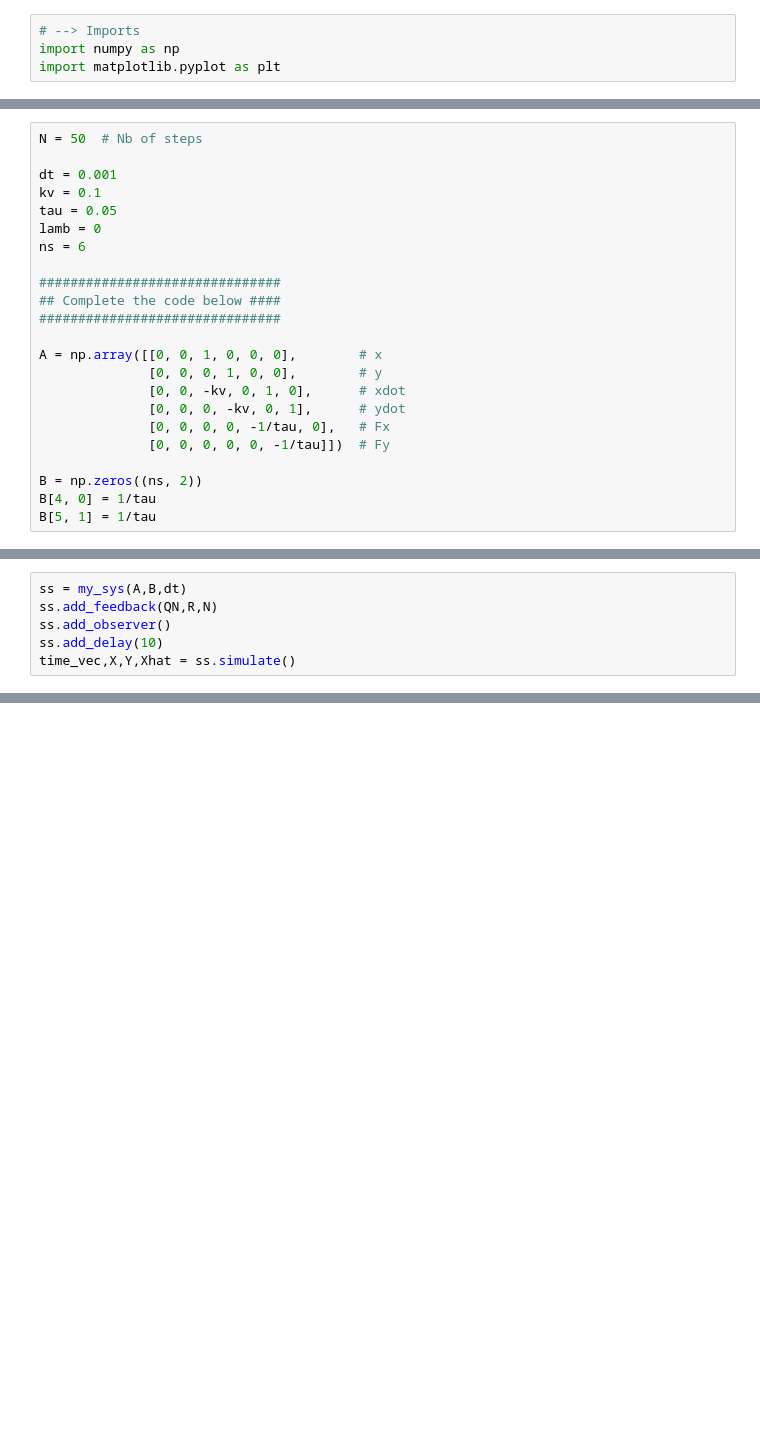
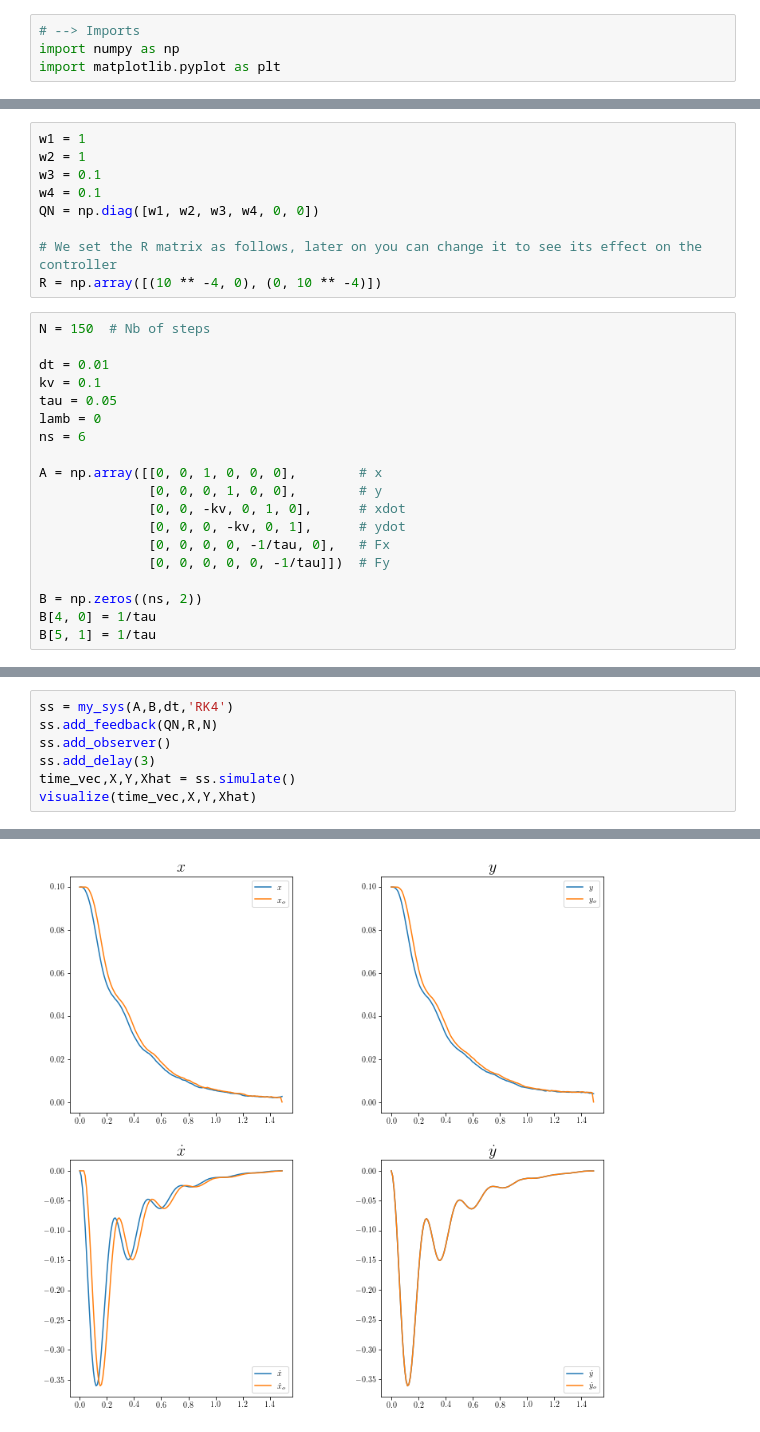
Before and after one commit to TomaszWasTaken/ModellingOfBiologicalSystems, a Jupyter notebook: Delayed_Controller.ipynb, the cells around one changed output, grey strips where cells are left out. Saved outputs shown, nothing was run; the diff lists cells and outputs as text; blank space fills up the shorter version.

```diff
--- a/Delayed_Controller.ipynb
+++ b/Delayed_Controller.ipynb
@@ -5,15 +162,20 @@ import matplotlib.pyplot as plt
+# %%
+w1 = 1
+w2 = 1
+w3 = 0.1
+w4 = 0.1
+QN = np.diag([w1, w2, w3, w4, 0, 0])
+
+# We set the R matrix as follows, later on you can change it to see its effect on the controller
+R = np.array([(10 ** -4, 0), (0, 10 ** -4)])
 # %%
-N = 50  # Nb of steps
+N = 150  # Nb of steps
 
-dt = 0.001
+dt = 0.01
 kv = 0.1
 tau = 0.05
 lamb = 0
 ns = 6
-
-###############################
-## Complete the code below ####
-###############################
 
 A = np.array([[0, 0, 1, 0, 0, 0],        # x
               [0, 0, 0, 1, 0, 0],        # y
@@ -146,6 +190,8 @@ R = np.array([(10 ** -4, 0), (0, 10 ** -4)])
 # %%
-ss = my_sys(A,B,dt)
+ss = my_sys(A,B,dt,'RK4')
 ss.add_feedback(QN,R,N)
 ss.add_observer()
-ss.add_delay(10)
+ss.add_delay(3)
 time_vec,X,Y,Xhat = ss.simulate()
+visualize(time_vec,X,Y,Xhat)
+# %% [output]
@@ -151,0 +199 @@ time_vec,X,Y,Xhat = ss.simulate()
+[figure, added]
```
Also changed, not shown: parts of 6 cells of this notebook.
